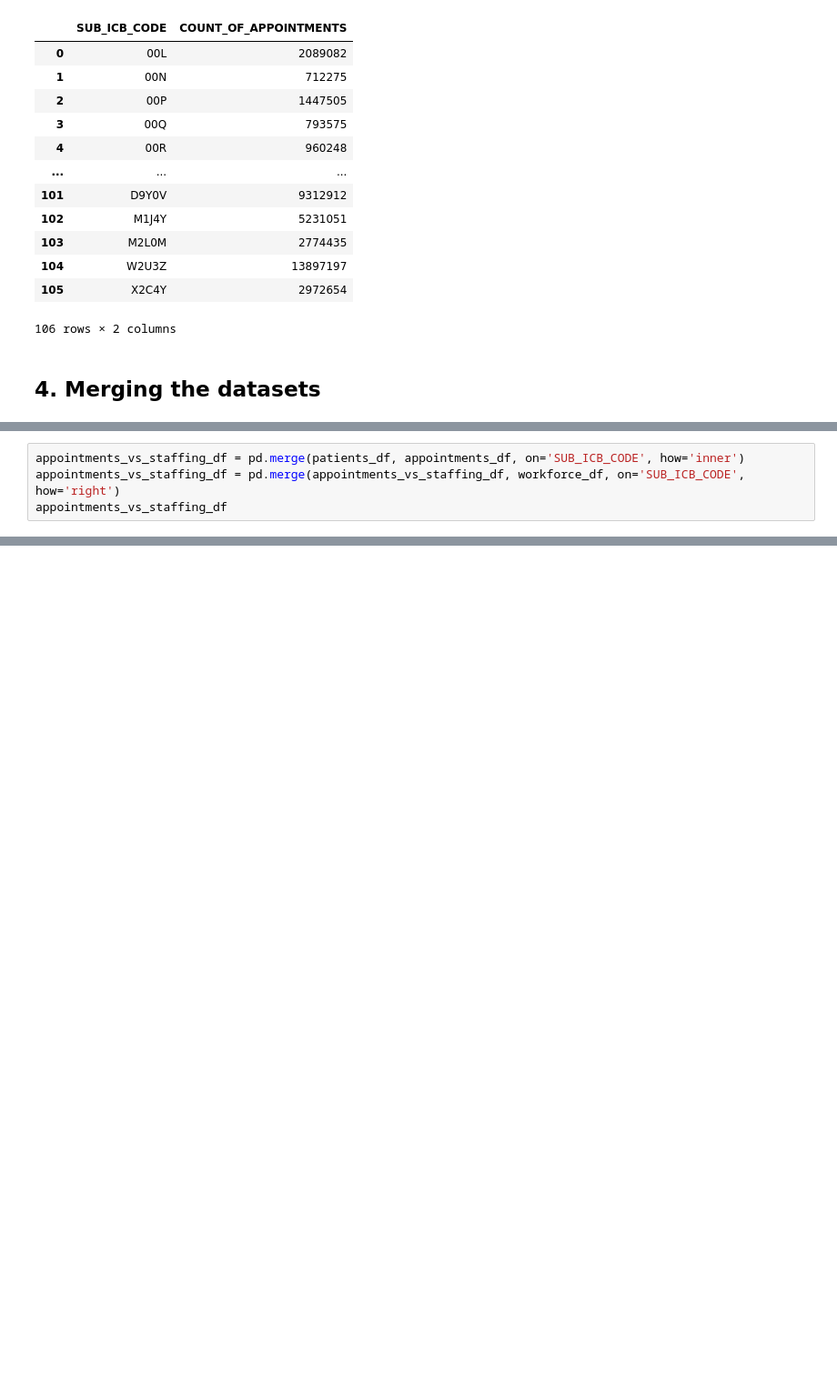
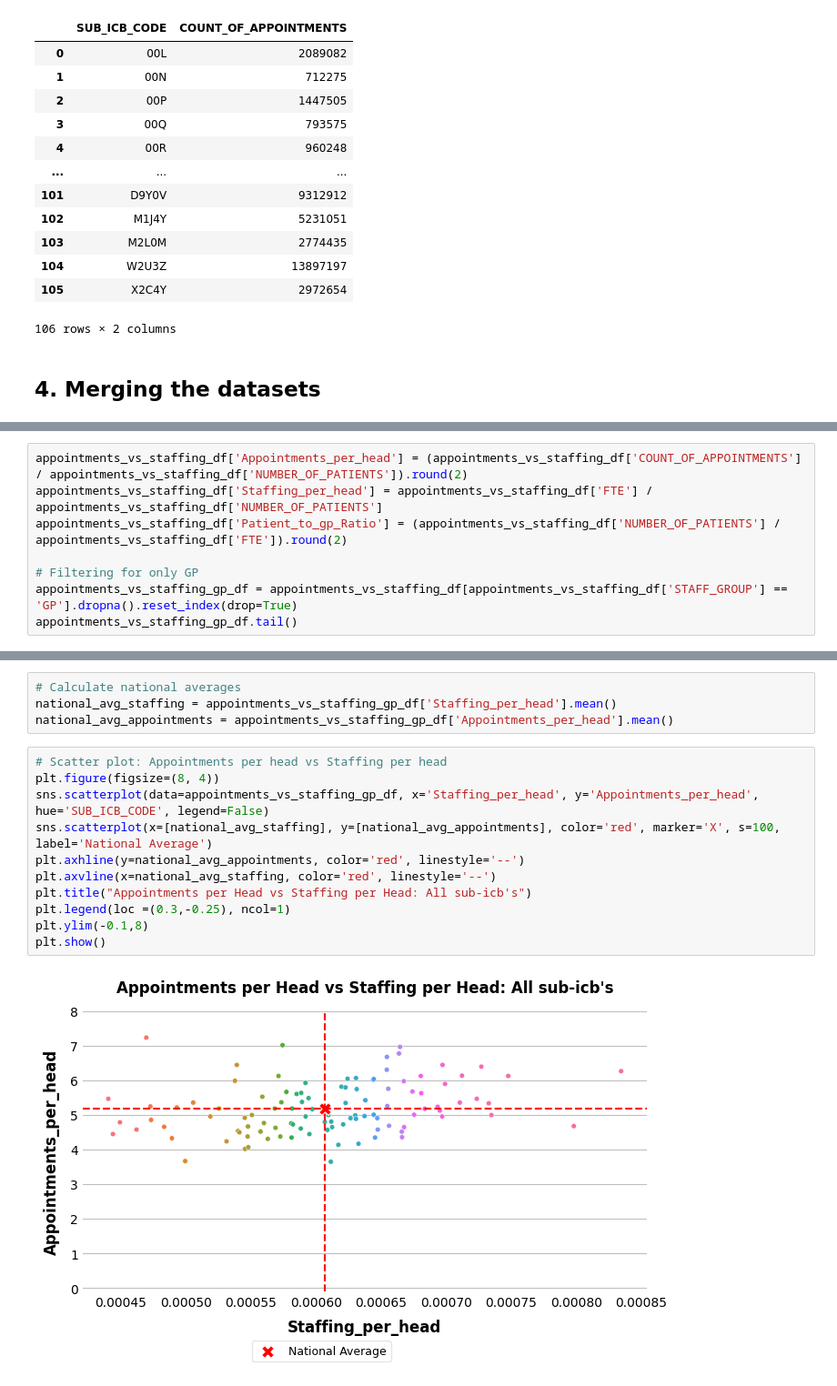
Before and after one commit to Norfolk-Suffolk-ICS/PrimaryCareDemandAndCapacity, a Jupyter notebook: notebooks/2e_Appointments_vs_staffing.ipynb, the cells around one changed output, grey strips where cells are left out. Shown: that part at 91% size. Drawn from its saved outputs; the diff is of its cells as text; blank space fills up the shorter version.

Commit message:
calculating ratios

```diff
--- a/notebooks/2e_Appointments_vs_staffing.ipynb
+++ b/notebooks/2e_Appointments_vs_staffing.ipynb
@@ -242,4 +231,0 @@ appointments_vs_staffing_df
-# %%
-appointments_vs_staffing_df = pd.merge(patients_df, appointments_df, on='SUB_ICB_CODE', how='inner')
-appointments_vs_staffing_df = pd.merge(appointments_vs_staffing_df, workforce_df, on='SUB_ICB_CODE', how='right')
-appointments_vs_staffing_df
@@ -259,0 +235,8 @@ appointments_vs_staffing_df
+# %%
+appointments_vs_staffing_df['Appointments_per_head'] = (appointments_vs_staffing_df['COUNT_OF_APPOINTMENTS'] / appointments_vs_staffing_df['NUMBER_OF_PATIENTS']).round(2)
+appointments_vs_staffing_df['Staffing_per_head'] = appointments_vs_staffing_df['FTE'] / appointments_vs_staffing_df['NUMBER_OF_PATIENTS']
+appointments_vs_staffing_df['Patient_to_gp_Ratio'] = (appointments_vs_staffing_df['NUMBER_OF_PATIENTS'] / appointments_vs_staffing_df['FTE']).round(2)
+
+# Filtering for only GP
+appointments_vs_staffing_gp_df = appointments_vs_staffing_df[appointments_vs_staffing_df['STAFF_GROUP'] == 'GP'].dropna().reset_index(drop=True)
+appointments_vs_staffing_gp_df.tail()
@@ -259,0 +250,17 @@ appointments_vs_staffing_df
+# %%
+# Calculate national averages
+national_avg_staffing = appointments_vs_staffing_gp_df['Staffing_per_head'].mean()
+national_avg_appointments = appointments_vs_staffing_gp_df['Appointments_per_head'].mean()
+# %%
+# Scatter plot: Appointments per head vs Staffing per head
+plt.figure(figsize=(8, 4))
+sns.scatterplot(data=appointments_vs_staffing_gp_df, x='Staffing_per_head', y='Appointments_per_head', hue='SUB_ICB_CODE', legend=False)
+sns.scatterplot(x=[national_avg_staffing], y=[national_avg_appointments], color='red', marker='X', s=100, label='National Average')
+plt.axhline(y=national_avg_appointments, color='red', linestyle='--')
+plt.axvline(x=national_avg_staffing, color='red', linestyle='--')
+plt.title("Appointments per Head vs Staffing per Head: All sub-icb's")
+plt.legend(loc =(0.3,-0.25), ncol=1)
+plt.ylim(-0.1,8)
+plt.show()
+# %% [output]
+[figure, added]
```
Also changed, not shown: parts of 24 cells of this notebook.
